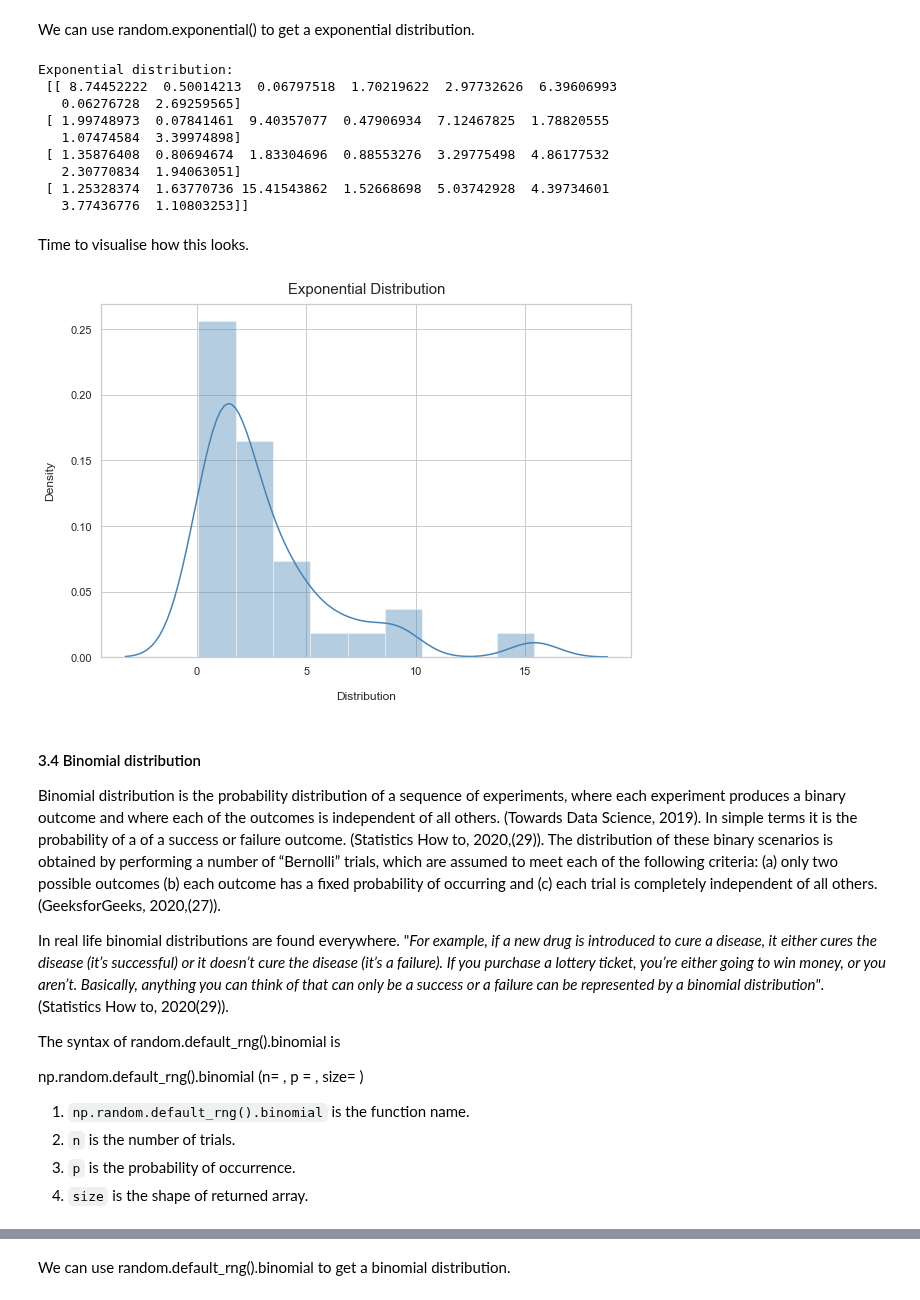
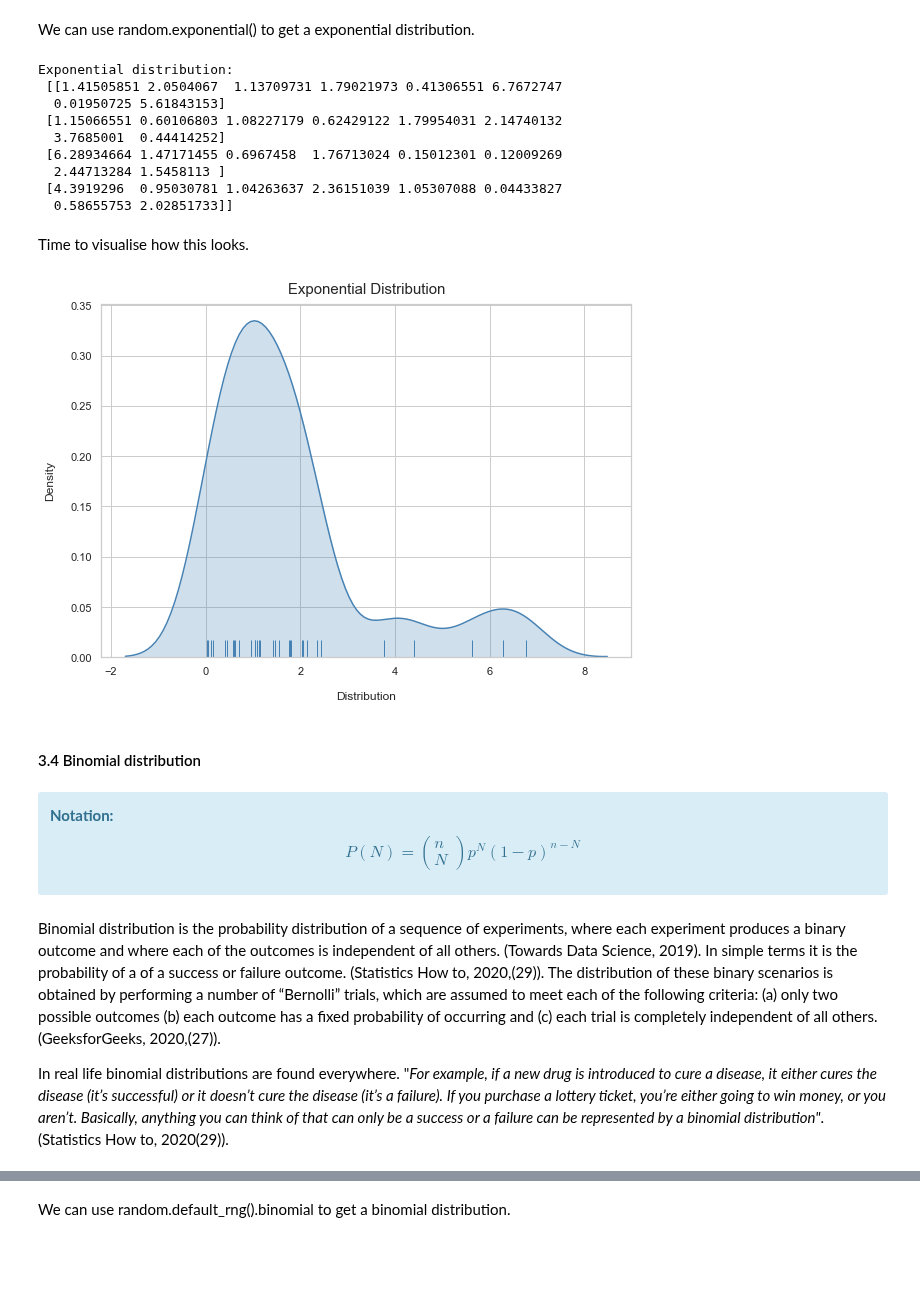
Before and after one commit to Munster2020/HDIP_CSDA_COMP08050_ASSIGNMENT, a Jupyter notebook: assignment2020.ipynb, the cells around one changed output, grey strips where cells are left out. Saved outputs shown, nothing was run; the diff lists cells and outputs as text; code cells hidden in the pictures; blank space fills up the shorter version.

```diff
--- a/assignment2020.ipynb
+++ b/assignment2020.ipynb
@@ -304,48 +348,48 @@ np.random.default_rng().exponential(scale= , size = )
 # %% [markdown]
 We can use random.exponential() to get a exponential distribution.
 # %%
-#create the variables and assign them
-x = np.random.default_rng().exponential(scale=2, size=(4,8))
+#create a 2-dimensional array of exponentially distributed numbers
+example1 = np.random.default_rng(7).exponential(scale=2, size=(4,8))
 
 # print the array
 print("Exponential distribution:\n",x)
 # %% [output]
 Exponential distribution:
- [[ 8.74452222  0.50014213  0.06797518  1.70219622  2.97732626  6.39606993
-   0.06276728  2.69259565]
- [ 1.99748973  0.07841461  9.40357077  0.47906934  7.12467825  1.78820555
-   1.07474584  3.39974898]
- [ 1.35876408  0.80694674  1.83304696  0.88553276  3.29775498  4.86177532
-   2.30770834  1.94063051]
- [ 1.25328374  1.63770736 15.41543862  1.52668698  5.03742928  4.39734601
-   3.77436776  1.10803253]]
+ [[1.41505851 2.0504067  1.13709731 1.79021973 0.41306551 6.7672747
+  0.01950725 5.61843153]
+ [1.15066551 0.60106803 1.08227179 0.62429122 1.79954031 2.14740132
+  3.7685001  0.44414252]
+ [6.28934664 1.47171455 0.6967458  1.76713024 0.15012301 0.12009269
+  2.44713284 1.5458113 ]
+ [4.3919296  0.95030781 1.04263637 2.36151039 1.05307088 0.04433827
+  0.58655753 2.02851733]]
 # %% [markdown]
 Time to visualise how this looks.
 # %%
 # visualisation styling code
 sns.set(rc={'figure.figsize':(9.5, 6.5)})
 sns.set_context('notebook')
 sns.set_style("whitegrid")
 
-#
-sns.distplot(x, kde=True, color='steelblue')
+# plotting
+sns.distplot(example1, kde=True, hist=False, kde_kws={"shade": True}, color='steelblue', rug=True)
 plt.xlabel("Distribution", labelpad=15)
 plt.ylabel("Density", labelpad=15);
 plt.title("Exponential Distribution", fontsize=15, y=1.012);
 # %% [output]
-[figure, old version]
+[figure, new version]
+# %% [markdown]
+#### 3.4 Binomial distribution
+# %% [markdown]
+<div class="alert alert-block alert-info"><b>Notation: </b>
+
+$$
+P(N)=\left(\begin{array}{l}
+n \\
+N
+\end{array}\right) p^{N}(1-p)^{n-N}
+$$
 # %% [markdown]
-#### 3.4 Binomial distribution
-
 Binomial distribution is the probability distribution of a sequence of experiments, where each experiment produces a binary outcome and where each of the outcomes is independent of all others. (Towards Data Science, 2019). In simple terms it is the probability of a of a success or failure outcome. (Statistics How to, 2020,(29)). The distribution of these binary scenarios is obtained by performing a number of “Bernolli” trials, which are assumed to meet each of the following criteria: (a) only two possible outcomes (b) each outcome has a fixed probability of occurring and (c) each trial is completely independent of all others. (GeeksforGeeks, 2020,(27)).
 
 In real life binomial distributions are found everywhere. "*For example, if a new drug is introduced to cure a disease, it either cures the disease (it’s successful) or it doesn’t cure the disease (it’s a failure). If you purchase a lottery ticket, you’re either going to win money, or you aren’t. Basically, anything you can think of that can only be a success or a failure can be represented by a binomial distribution"*. (Statistics How to, 2020(29)).
-
-The syntax of random.default_rng().binomial is
-
-np.random.default_rng().binomial (n= , p = , size= )
-
-1. `np.random.default_rng().binomial` is the function name.
-2. `n` is the number of trials.
-3. `p` is the probability of occurrence.
-3. `size` is the shape of returned array.
```
Also changed, not shown: parts of 47 cells of this notebook, 1 other file.
